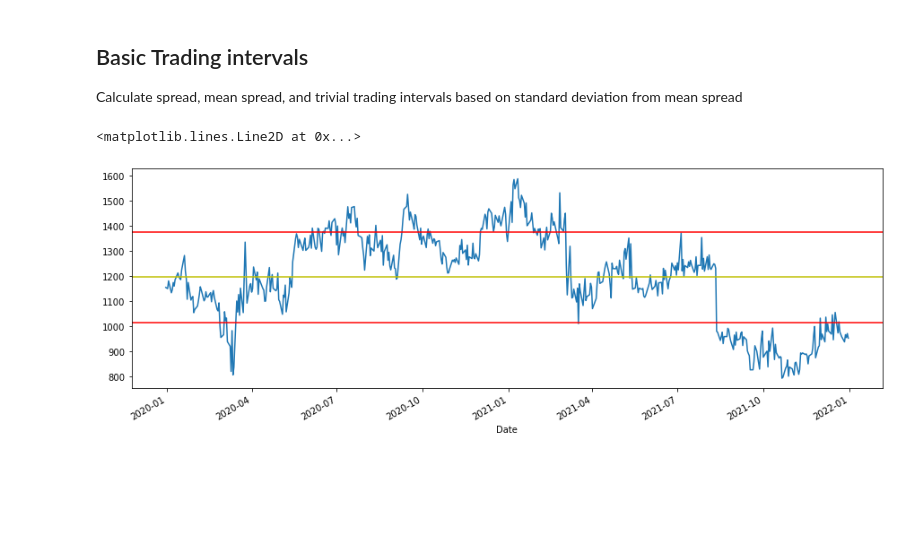
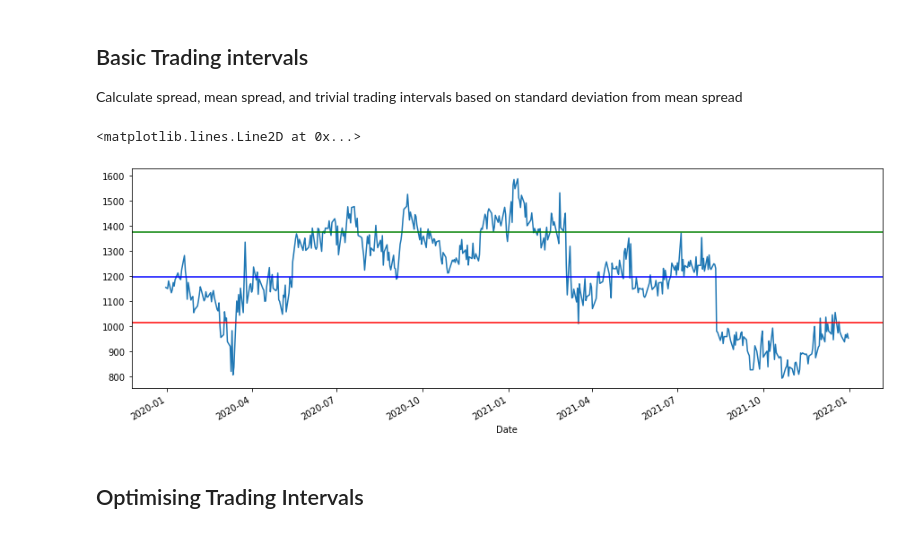
Before and after one commit to tristanritchie/statarb, a Jupyter notebook: scrap_book/StatArb Notepad.ipynb, the cells around one changed output. Saved outputs shown, nothing was run; the diff lists cells and outputs as text; code cells hidden in the pictures; blank space fills up the shorter version.

```diff
--- a/scrap_book/StatArb Notepad.ipynb
+++ b/scrap_book/StatArb Notepad.ipynb
@@ -20,6 +20,7 @@ end_date = '2022-01-01'
 ## Get data
 # %%
 wifi = 1
+save_data = 1
 
 if (wifi == 1):
     ticker1 = yf.Ticker(ticker1_name)
@@ -29,7 +30,9 @@ if (wifi == 1):
     data2 = ticker2.history(start=start_date, end=end_date, frequency='1dy')['Close'].rename(ticker2_name)
 
     df = pd.concat([data1, data2], axis=1).bfill()
-    df.to_csv('data.csv')
+
+    if (save_data == 1):
+        df.to_csv('data/' + ticker1_name + '_' + ticker2_name + '.csv')
 
 else:
     df = pd.read_csv('data/' + ticker1_name + '_' + ticker2_name + '.csv')
@@ -131,9 +134,11 @@ lower = spread_mean - (n * spread_std)
 # %%
 ax3 = df_spread.plot(figsize=(15, 5))
 
 ax3.axhline(y=lower, color='r', linestyle='-')
-ax3.axhline(y=upper, color='r', linestyle='-')
-ax3.axhline(y=spread_mean, color='y', linestyle='-')
+ax3.axhline(y=upper, color='g', linestyle='-')
+ax3.axhline(y=spread_mean, color='b', linestyle='-')
 # %% [output]
 <matplotlib.lines.Line2D at 0x...>
-[figure, old version]
+[figure, new version]
+# %% [markdown]
+## Optimising Trading Intervals
```
Also changed, not shown: parts of 1 cell of this notebook, 1 other file.
